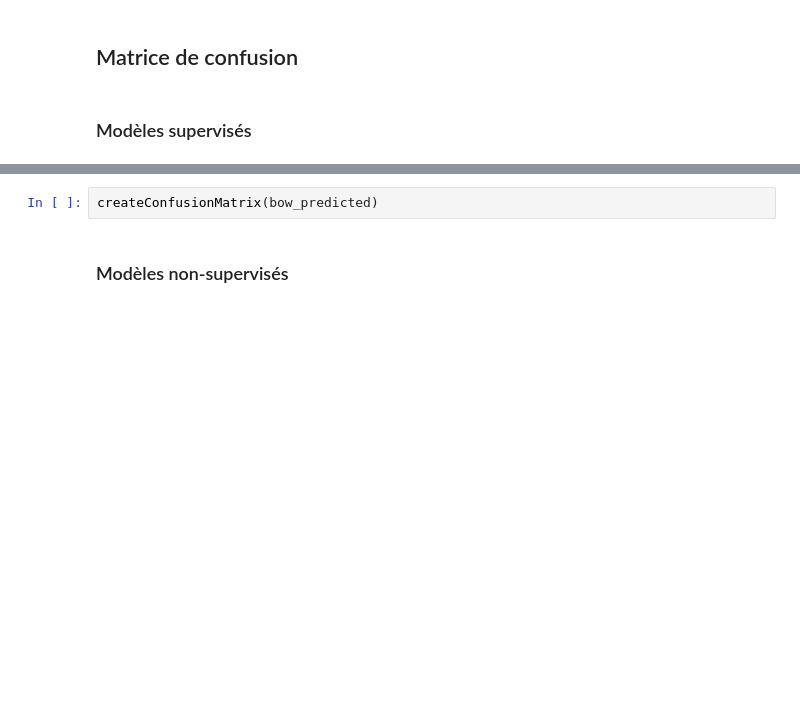
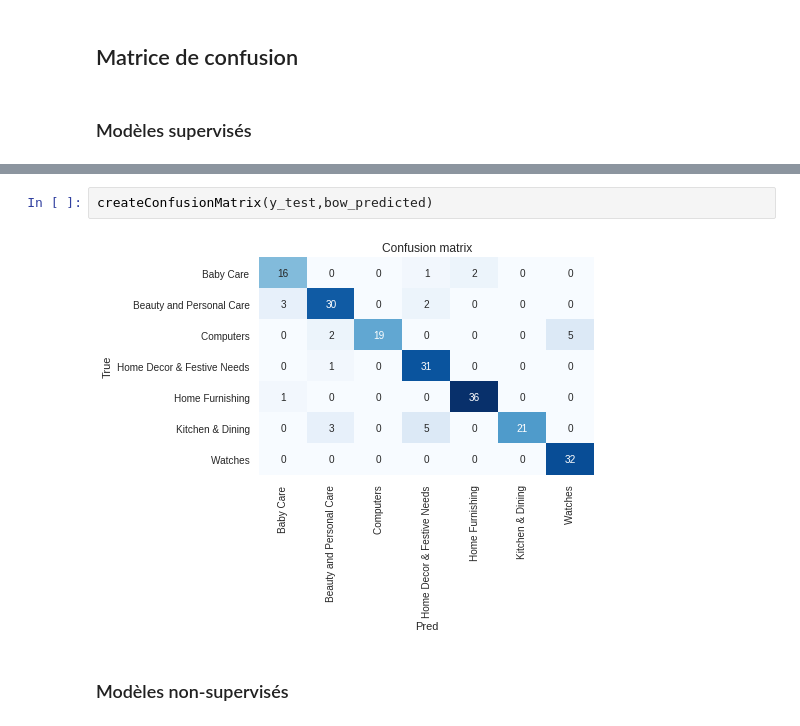
Before and after one commit to AbdulmagedALKHULAIFI/Automatic-classifer-consumer-goods, a Jupyter notebook: classifier.ipynb, the cells around one changed output, grey strips where cells are left out. Saved outputs shown, nothing was run; the diff lists cells and outputs as text; blank space fills up the shorter version.

```diff
--- a/classifier.ipynb
+++ b/classifier.ipynb
@@ -565,5 +577,7 @@ createConfusionMatrix(tf_predicted)
 # %%
-createConfusionMatrix(bow_predicted)
+createConfusionMatrix(y_test,bow_predicted)
+# %% [output]
+[figure, added]
 # %% [markdown]
 ### Modèles non-supervisés
 # %%
```
Also changed, not shown: parts of 51 cells of this notebook.
